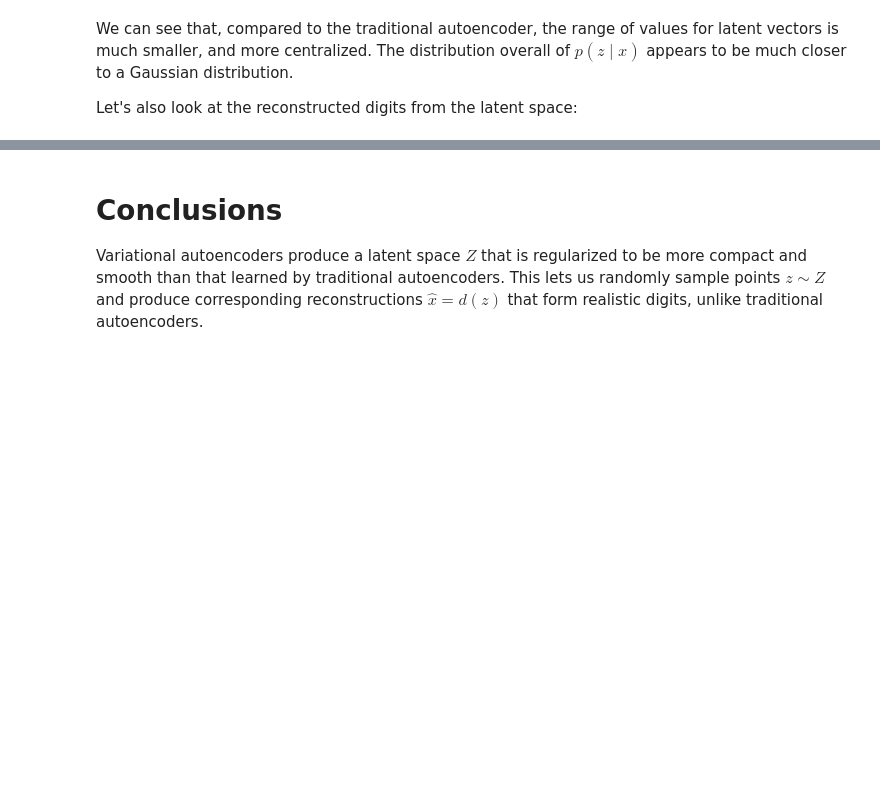
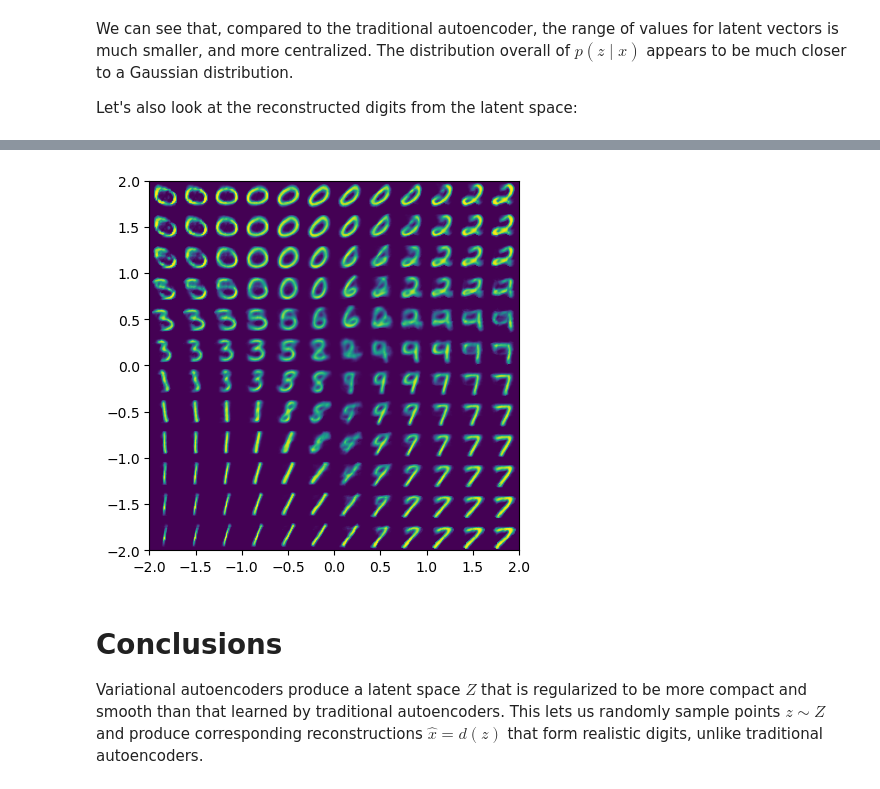
Before and after one commit to arthurlaquieze/deep-learning, a Jupyter notebook: GAN/Variational_Autoencoders copy.ipynb, the cells around one changed output, grey strips where cells are left out. Cells and saved outputs as stored; diff of their text form; code cells hidden in the pictures; blank space fills up the shorter version.

```diff
--- a/GAN/Variational_Autoencoders copy.ipynb
+++ b/GAN/Variational_Autoencoders copy.ipynb
@@ -290,3 +293,7 @@ plot_reconstructed(vae, r0=(-2, 2), r1=(-2, 2))
+# %%
+plot_reconstructed(vae, r0=(-2, 2), r1=(-2, 2))
+# %% [output]
+[figure, added]
 # %% [markdown]
 # Conclusions
 
```
Also changed, not shown: parts of 4 cells of this notebook, 1 other file.
